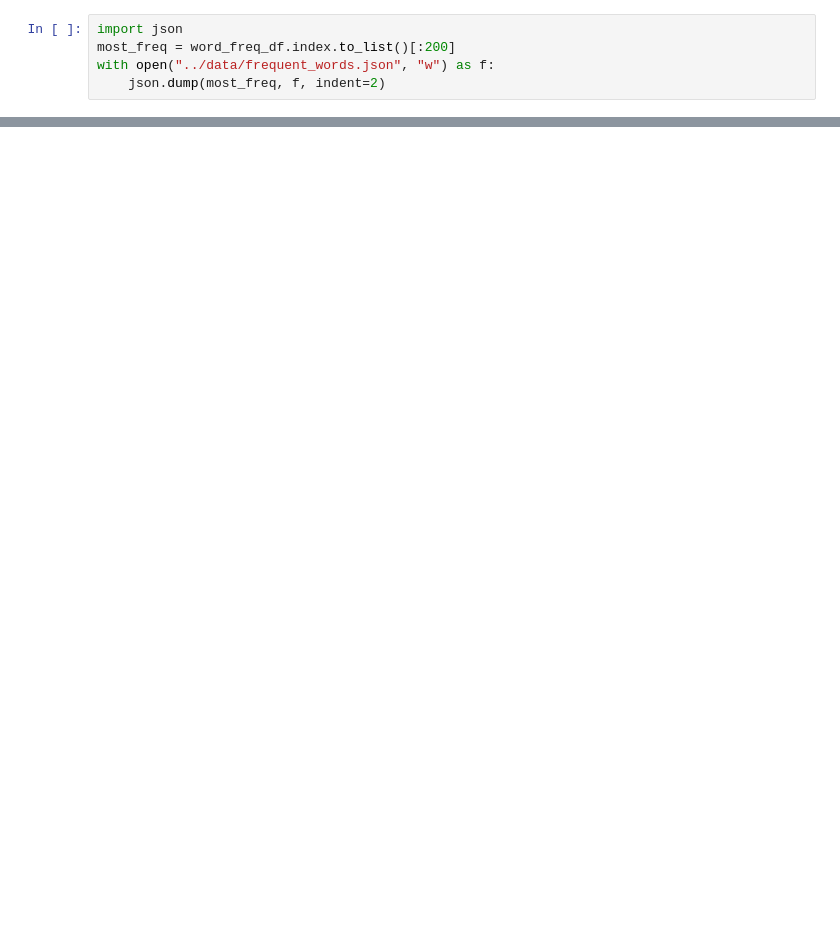
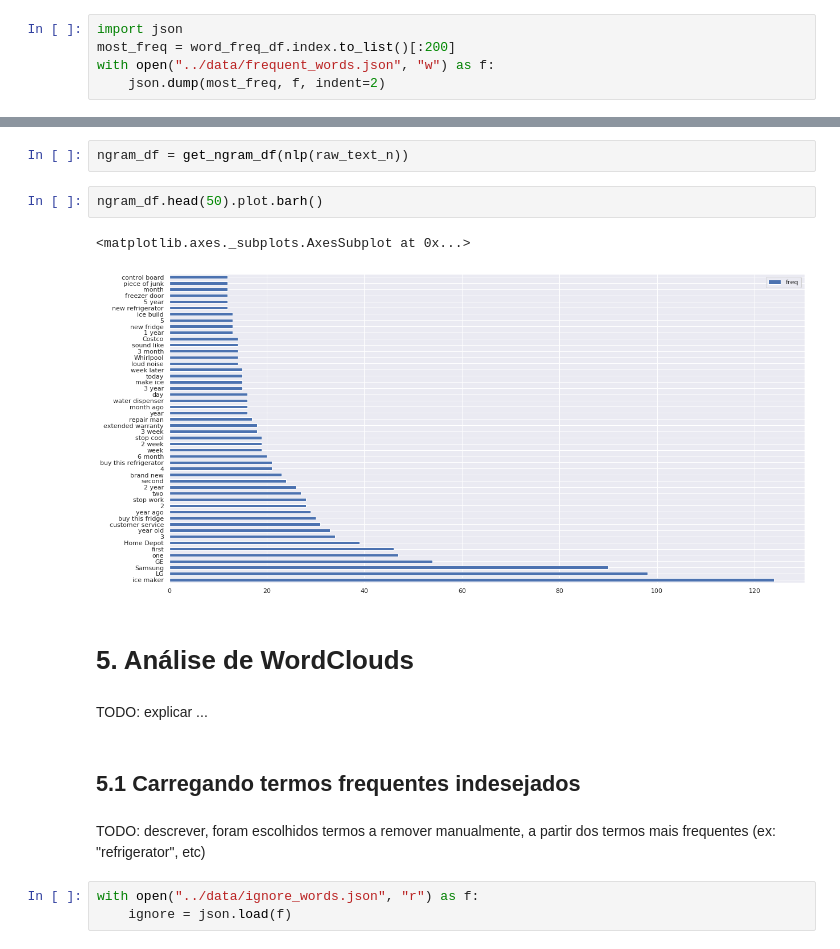
Before and after one commit to kenzosakiyama/extracao_de_aspectos, a Jupyter notebook: notebooks/analise_textual.ipynb, the cells around one changed output, grey strips where cells are left out. Saved outputs shown, nothing was run; the diff lists cells and outputs as text; blank space fills up the shorter version.

Commit message:
Finalizando a análise do texto em geral

```diff
--- a/notebooks/analise_textual.ipynb
+++ b/notebooks/analise_textual.ipynb
@@ -83,0 +61,18 @@ ngram_df.head(50).plot.barh()
+# %%
+ngram_df = get_ngram_df(nlp(raw_text_n))
+# %%
+ngram_df.head(50).plot.barh()
+# %% [output]
+<matplotlib.axes._subplots.AxesSubplot at 0x...>
+[figure, added]
+# %% [markdown]
+# 5. Análise de WordClouds
+# %% [markdown]
+TODO: explicar ...
+# %% [markdown]
+## 5.1 Carregando termos frequentes indesejados
+# %% [markdown]
+TODO: descrever, foram escolhidos termos a remover manualmente, a partir dos termos mais frequentes (ex: "refrigerator", etc)
+# %%
+with open("../data/ignore_words.json", "r") as f:
+    ignore = json.load(f)
```
Also changed, not shown: parts of 28 cells of this notebook, 1 other file.
